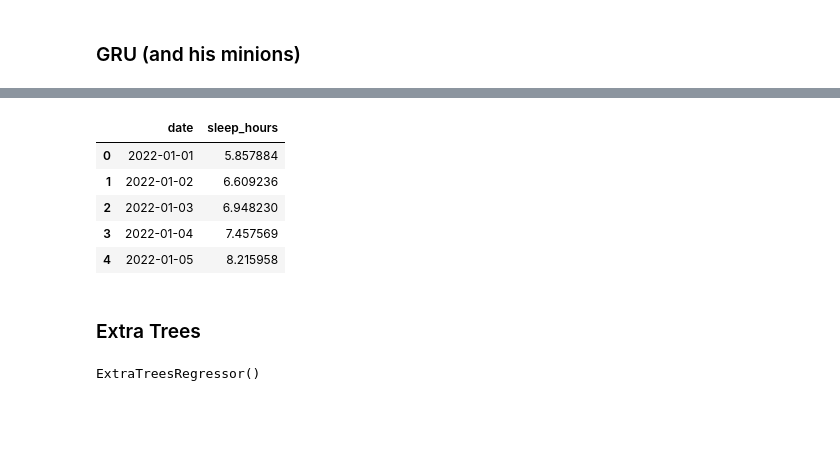
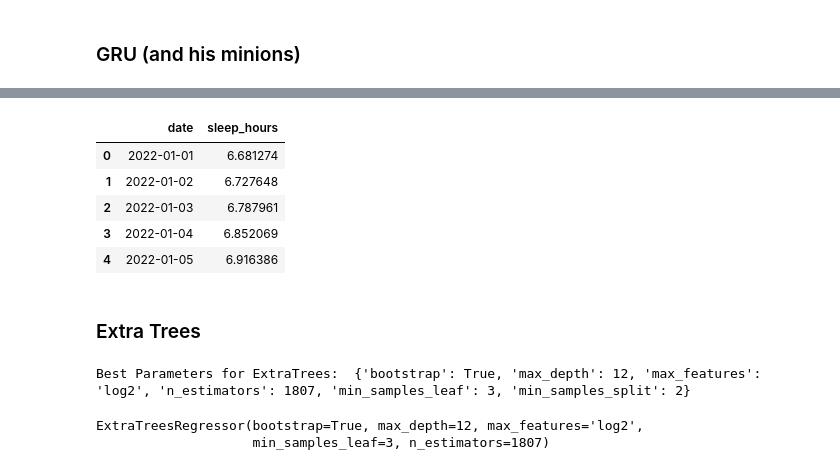
Before and after one commit to ds-sebastian/pog4-sleep-kaggle, a Jupyter notebook: stacks_on_stacks_on_stacks.ipynb, the cells around one changed output, grey strips where cells are left out. Drawn from its saved outputs; the diff is of its cells as text; code cells hidden in the pictures; blank space fills up the shorter version.

Commit message:
submission creator

```diff
--- a/stacks_on_stacks_on_stacks.ipynb
+++ b/stacks_on_stacks_on_stacks.ipynb
@@ -400,17 +391,24 @@ test = DataLoader(test, batch_size=batch_size, shuffle=True)
+# %%
+# Model Config
+hidden_size= gru_best_params["hidden_size"]
+num_layers= gru_best_params["num_layers"]
+learning_rate = gru_best_params["learning_rate"]
+dropout_rate = gru_best_params["dropout_rate"]
+activation_function = gru_best_params["activation_function"]
+
+model = GRUModel(device, input_size, hidden_size, num_layers, output_size, dropout_rate, activation_function).to(device)
+# %%
+# Training Config
+criterion = gru_best_params["criterion"]
+optimizer = gru_best_params["optimizer"]
+num_epochs = gru_best_params["num_epochs"]
+
+target_scaler = data.target_scaler # Inverse scaling is used to calculate validation RMSE
+
+trainer = GRUTrainer(model, device, learning_rate, criterion, optimizer, target_scaler)
 # %%
-# Set CUDA support
-device = torch.device("cuda" if torch.cuda.is_available() else "cpu")
-
-num_epochs = 100
-
-gru = GRUModel(num_features, hidden_size, num_layers, output_size).to(device)
-criterion = nn.MSELoss()
-optimizer = optim.Adam(gru.parameters(), lr=learning_rate)
-
-trainer = GRUTrainer(gru, criterion, optimizer, device)
-
 for epoch in range(num_epochs):
     train_loss = trainer.train(train)
-    val_loss = trainer.evaluate(test)
-    print(f"Epoch {epoch+1}/{num_epochs}, Train Loss: {train_loss:.4f}, Validation Loss: {val_loss:.4f}")
+    val_loss = trainer.evaluate(train)
+    print(f"Epoch {epoch+1}/{num_epochs}, train_{criterion}: {train_loss:.4f}, valid_rmse: {val_loss:.4f}")
 # %% [output]
@@ -434,15 +432,18 @@ Epoch 100/100, Train Loss: 0.6600, Validation Loss: 1.4827
 # %%
-class GRU_Model:
-    def __init__(self, model, lookback):
+class GRU_Output:
+    def __init__(self, model, lookback, target_scaler):
         self.model = model
         self.lookback = lookback
+        self.target_scaler = target_scaler
 
     def predict(self, X):
         num_predictions = X.shape[0]
         X = torch.from_numpy(X.to_numpy()).float()
         y_pred = self.model.predict(X, self.lookback, 1, num_predictions)
+        y_pred = self.target_scaler.inverse_transform(y_pred)
+
         return y_pred
 # %%
-sub_gru = data.create_submission(GRU_Model(trainer, lookback))
+sub_gru = data.create_submission(GRU_Output(trainer, lookback, target_scaler))
 sub_gru.head()
 # %% [output]
@@ -452,23 +453,26 @@ sub_gru.head()
 |  | date | sleep_hours |
-| 0 | 2022-01-01 | 5.857884 |
-| 1 | 2022-01-02 | 6.609236 |
-| 2 | 2022-01-03 | 6.948230 |
-| 3 | 2022-01-04 | 7.457569 |
-| 4 | 2022-01-05 | 8.215958 |
+| 0 | 2022-01-01 | 6.681274 |
+| 1 | 2022-01-02 | 6.727648 |
+| 2 | 2022-01-03 | 6.787961 |
+| 3 | 2022-01-04 | 6.852069 |
+| 4 | 2022-01-05 | 6.916386 |
 # %% [markdown]
 ### Extra Trees
 # %%
-# with open("best_params_extratrees.json", "r") as f:
-#     best_params_extratrees = json.load(f)
+with open("et_best_params.json", "r") as f:
+    et_best_params = json.load(f)
 
-# print("Best Parameters for ExtraTrees: ", best_params_extratrees)
+print("Best Parameters for ExtraTrees: ", et_best_params)
+# %% [output]
+Best Parameters for ExtraTrees:  {'bootstrap': True, 'max_depth': 12, 'max_features': 'log2', 'n_estimators': 1807, 'min_samples_leaf': 3, 'min_samples_split': 2}
 # %%
 from sklearn.ensemble import ExtraTreesRegressor
 
-et = ExtraTreesRegressor() #, **best_params)
+et = ExtraTreesRegressor(**et_best_params)
 et.fit(data.X_train, data.y_train)
 # %% [output]
-ExtraTreesRegressor()
+ExtraTreesRegressor(bootstrap=True, max_depth=12, max_features='log2',
+                    min_samples_leaf=3, n_estimators=1807)
 # %%
 sub_et = data.create_submission(et)
 sub_et.head()
```
Also changed, not shown: parts of 38 cells of this notebook, 13 other files.
